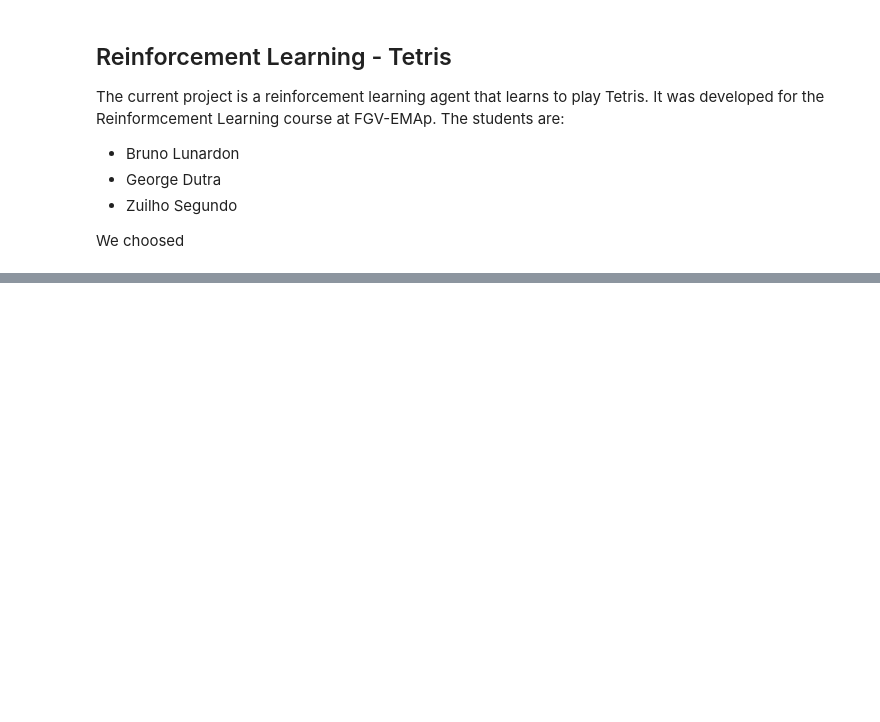
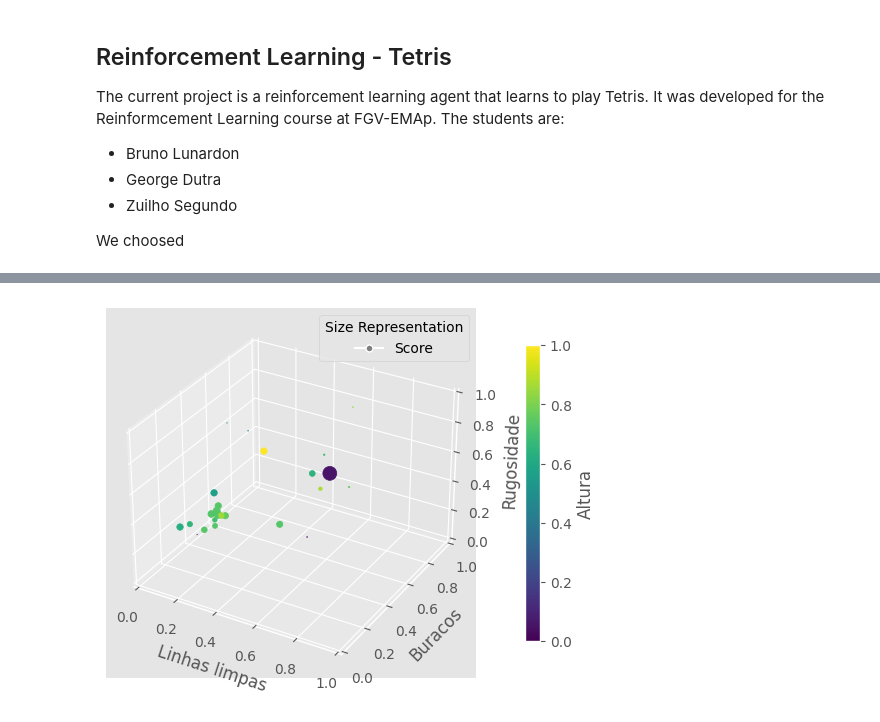
Before and after one commit to BrunoLunardon/RL-Tetris, a Jupyter notebook: tetris.ipynb, the cells around one changed output, grey strips where cells are left out. Saved outputs shown, nothing was run; the diff lists cells and outputs as text; code cells hidden in the pictures; blank space fills up the shorter version.

```diff
--- a/tetris.ipynb
+++ b/tetris.ipynb
@@ -158,0 +208,28 @@ plt.grid(True)
+# %%
+fig = plt.figure()
+ax = fig.add_subplot(111, projection='3d')
+
+sc = ax.scatter(x, y, z, c=colors, s=sizes_scaled, depthshade=False)
+
+# Colorbar adjustment to possibly prevent overlap
+cbar = fig.colorbar(sc, ax=ax, orientation='vertical', shrink=0.8, pad=0.1)
+cbar.set_label('Altura')
+
+# Add a legend for size representation
+# You can adjust these as per your data's min, max, and mean sizes for more clarity
+handles = [plt.Line2D([0], [0], marker='o', color='w', markerfacecolor='gray', markersize=5),
+           plt.Line2D([0], [0], marker='o', color='w', markerfacecolor='gray', markersize=10),
+           plt.Line2D([0], [0], marker='o', color='w', markerfacecolor='gray', markersize=15)]
+labels = ['Score']
+ax.legend(handles, labels, title="Size Representation", loc="upper right")
+
+ax.set_xlabel('Linhas limpas')
+ax.set_ylabel('Buracos')
+ax.set_zlabel('Rugosidade')
+ax.set_xlim3d(0, 1)
+ax.set_ylim3d(0, 1)
+ax.set_zlim3d(0, 1)
+
+plt.show()
+# %% [output]
+[figure, added]
```
Also changed, not shown: parts of 21 cells of this notebook, 4 other files.
